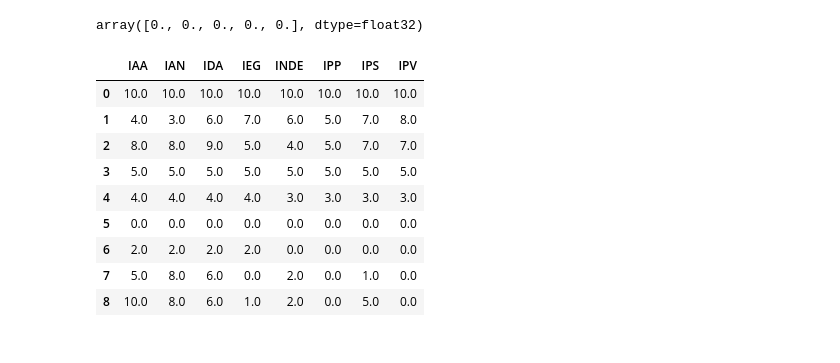
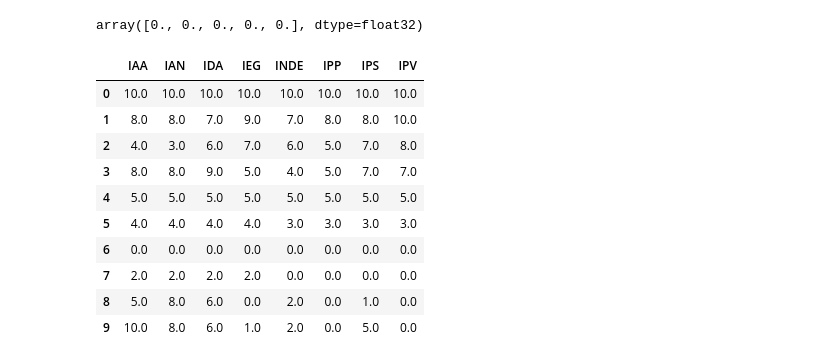
Before and after one commit to dhachcar/postech-tech-challenge-5, a Jupyter notebook: Tech_Challenge_5_Sugestão_de_indicação_de_bolsa_de_estudos.ipynb, the cells around one changed output. Drawn from its saved outputs; the diff is of its cells as text; code cells hidden in the pictures.

```diff
--- a/Tech_Challenge_5_Sugestão_de_indicação_de_bolsa_de_estudos.ipynb
+++ b/Tech_Challenge_5_Sugestão_de_indicação_de_bolsa_de_estudos.ipynb
@@ -107,6 +108,6 @@ mock_alunos2
 400 rows × 9 columns
 # %%
-df = pd.concat([df, mock_alunos1, mock_alunos2, mock_alunos3], ignore_index=True)
+df = pd.concat([df, mock_alunos1, mock_alunos2], ignore_index=True)
 # %% [markdown]
 # Preparando o dataset para ML
 # %%
@@ -366,6 +371,16 @@ aluno_bom = pd.DataFrame({
   'INDE': [10.0],
   'IPP': [10.0],
   'IPS': [10.0],
+  'IPV': [10.0]
+})
+aluno_bom2 = pd.DataFrame({
+  'IAA': [8.0],
+  'IAN': [8.0],
+  'IDA': [7.0],
+  'IEG': [9.0],
+  'INDE': [7.0],
+  'IPP': [8.0],
+  'IPS': [8.0],
   'IPV': [10.0]
 })
 aluno_ruim = pd.DataFrame({
@@ -426,40 +441,40 @@ aluno_mediano2 = pd.DataFrame({
   'INDE': [4.0],
   'IPP': [5.0],
   'IPS': [7.0],
   'IPV': [7.0]
 })
 aluno_mediano3 = pd.DataFrame({
   'IAA': [5.0],
   'IAN': [5.0],
   'IDA': [5.0],
   'IEG': [5.0],
   'INDE': [5.0],
   'IPP': [5.0],
   'IPS': [5.0],
   'IPV': [5.0]
 })
 aluno_mediano4 = pd.DataFrame({
   'IAA': [4.0],
   'IAN': [4.0],
   'IDA': [4.0],
   'IEG': [4.0],
   'INDE': [3.0],
   'IPP': [3.0],
   'IPS': [3.0],
   'IPV': [3.0]
 })
-# 8.75	6.77	7.5	4.67	7.19	7.37	5.0	6.61
 teste = pd.DataFrame(columns=df.columns.difference(['INDICADO_BOLSA']))
-teste = pd.concat([teste, aluno_bom, aluno_mediano1, aluno_mediano2, aluno_mediano3, aluno_mediano4, aluno_ruim, aluno_ruim2, aluno_ruim3, aluno_ruim4], ignore_index=True)
+teste = pd.concat([teste, aluno_bom, aluno_bom2, aluno_mediano1, aluno_mediano2, aluno_mediano3, aluno_mediano4, aluno_ruim, aluno_ruim2, aluno_ruim3, aluno_ruim4], ignore_index=True)
 teste
 # %% [output]
 |  | IAA | IAN | IDA | IEG | INDE | IPP | IPS | IPV |
 | 0 | 10.0 | 10.0 | 10.0 | 10.0 | 10.0 | 10.0 | 10.0 | 10.0 |
-| 1 | 4.0 | 3.0 | 6.0 | 7.0 | 6.0 | 5.0 | 7.0 | 8.0 |
-| 2 | 8.0 | 8.0 | 9.0 | 5.0 | 4.0 | 5.0 | 7.0 | 7.0 |
-| 3 | 5.0 | 5.0 | 5.0 | 5.0 | 5.0 | 5.0 | 5.0 | 5.0 |
-| 4 | 4.0 | 4.0 | 4.0 | 4.0 | 3.0 | 3.0 | 3.0 | 3.0 |
-| 5 | 0.0 | 0.0 | 0.0 | 0.0 | 0.0 | 0.0 | 0.0 | 0.0 |
-| 6 | 2.0 | 2.0 | 2.0 | 2.0 | 0.0 | 0.0 | 0.0 | 0.0 |
-| 7 | 5.0 | 8.0 | 6.0 | 0.0 | 2.0 | 0.0 | 1.0 | 0.0 |
-| 8 | 10.0 | 8.0 | 6.0 | 1.0 | 2.0 | 0.0 | 5.0 | 0.0 |
+| 1 | 8.0 | 8.0 | 7.0 | 9.0 | 7.0 | 8.0 | 8.0 | 10.0 |
+| 2 | 4.0 | 3.0 | 6.0 | 7.0 | 6.0 | 5.0 | 7.0 | 8.0 |
+| 3 | 8.0 | 8.0 | 9.0 | 5.0 | 4.0 | 5.0 | 7.0 | 7.0 |
+| 4 | 5.0 | 5.0 | 5.0 | 5.0 | 5.0 | 5.0 | 5.0 | 5.0 |
+| 5 | 4.0 | 4.0 | 4.0 | 4.0 | 3.0 | 3.0 | 3.0 | 3.0 |
+| 6 | 0.0 | 0.0 | 0.0 | 0.0 | 0.0 | 0.0 | 0.0 | 0.0 |
+| 7 | 2.0 | 2.0 | 2.0 | 2.0 | 0.0 | 0.0 | 0.0 | 0.0 |
+| 8 | 5.0 | 8.0 | 6.0 | 0.0 | 2.0 | 0.0 | 1.0 | 0.0 |
+| 9 | 10.0 | 8.0 | 6.0 | 1.0 | 2.0 | 0.0 | 5.0 | 0.0 |
```
Also changed, not shown: parts of 19 cells of this notebook, 2 other files.
